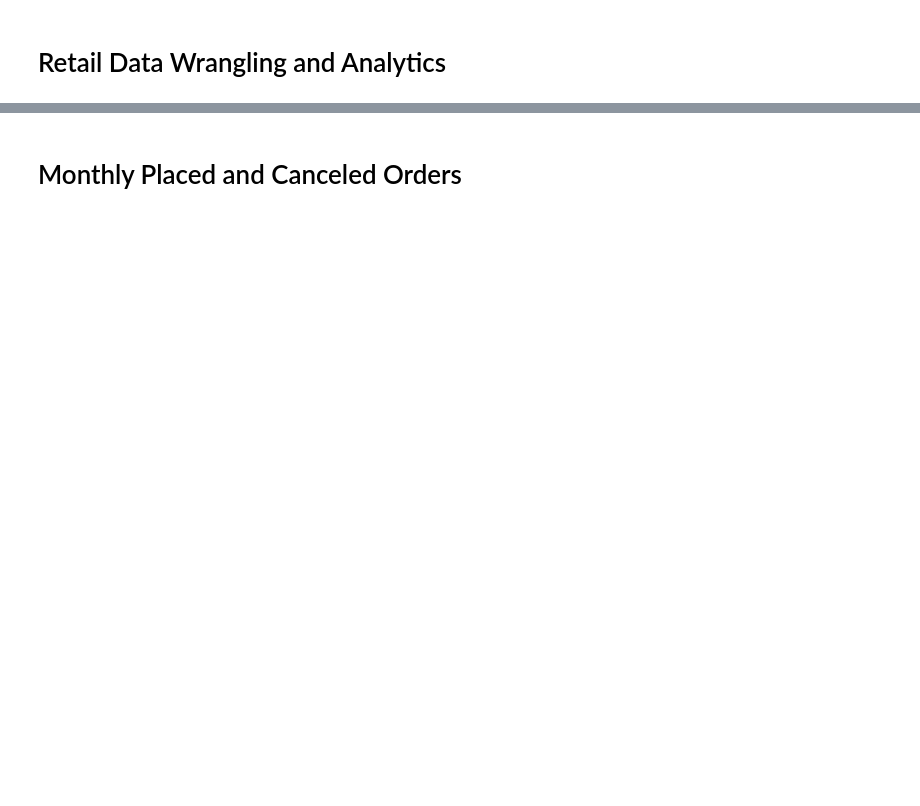
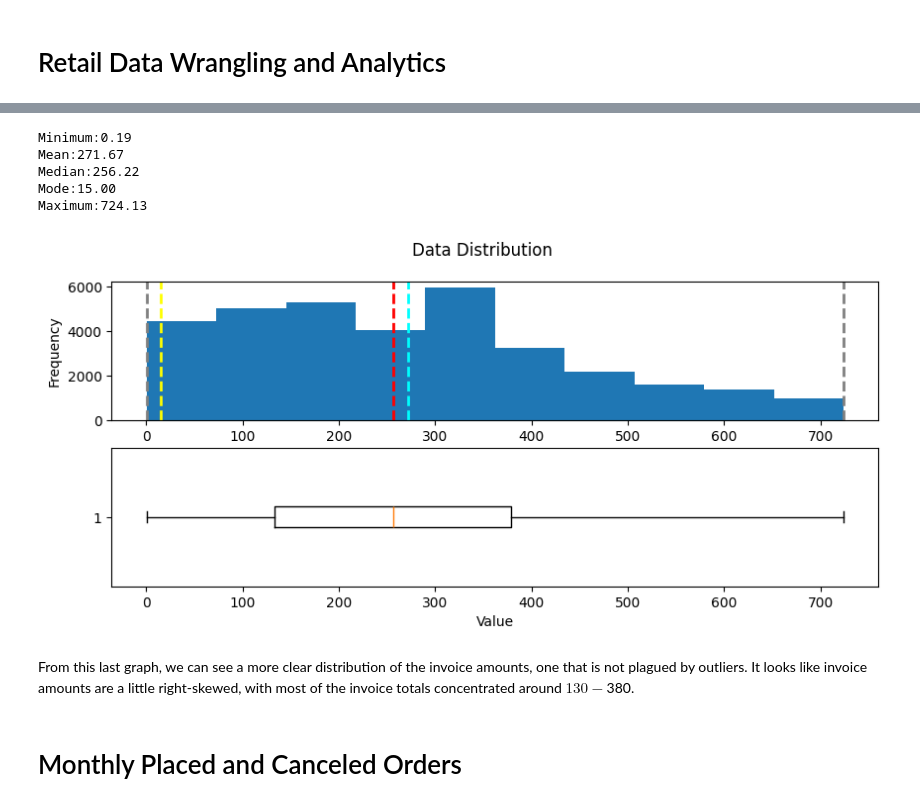
Before and after one commit to jarviscanada/jarvis_data_eng_AhmedAmer, a Jupyter notebook: python_data_analytics/retail_data_wrangling_template.ipynb, the cells around one changed output, grey strips where cells are left out. Cells and saved outputs as stored; diff of their text form; code cells hidden in the pictures; blank space fills up the shorter version.

```diff
--- a/python_data_analytics/retail_data_wrangling_template.ipynb
+++ b/python_data_analytics/retail_data_wrangling_template.ipynb
@@ -103,5 +119,21 @@ retail_df_invoice_amount.head(15)
 # %%
 # We want to remove outliers and draw the distribution for the first 85 quantiles
+threshold = invoice_values.quantile(0.85)
+invoice_values_85 = invoice_values.where(lambda x : x <= threshold)
+
+invoice_values_85 = invoice_values_85.dropna()
+
+show_distribution(invoice_values_85)
+# %% [output]
+Minimum:0.19
+Mean:271.67
+Median:256.22
+Mode:15.00
+Maximum:724.13
+[figure, added]
+# %% [markdown]
+From this last graph, we can see a more clear distribution of the invoice amounts, one that is not plagued by outliers.
+It looks like invoice amounts are a little right-skewed, with most of the invoice totals concentrated around $130-$380.
 # %% [markdown]
 # Monthly Placed and Canceled Orders
 # %% [markdown]
```
Also changed, not shown: parts of 17 cells of this notebook.
